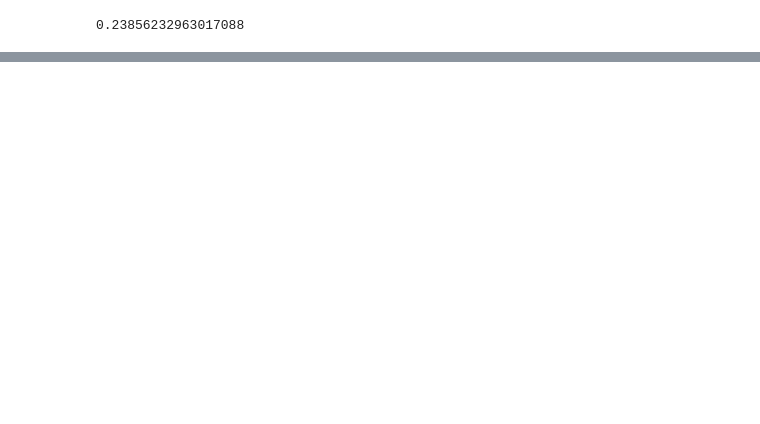
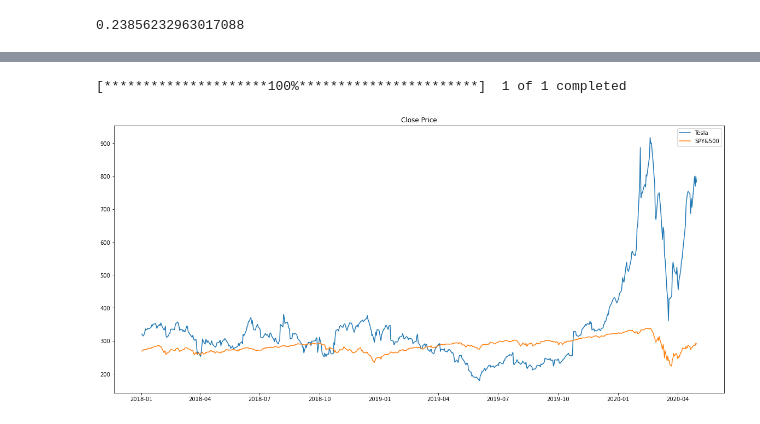
Before and after one commit to TTTTTTT114/Algo_Trading, a Jupyter notebook: QuickStockAnalysis.ipynb, the cells around one changed output, grey strips where cells are left out. Saved outputs shown, nothing was run; the diff lists cells and outputs as text; code cells hidden in the pictures; blank space fills up the shorter version.

```diff
--- a/QuickStockAnalysis.ipynb
+++ b/QuickStockAnalysis.ipynb
@@ -202,0 +278,5 @@ Volatility Measure
+# %%
+# TSLA stock price
+# start 2019-01-01
+# end 2020-05-01
+tsla = yf.download('TSLA', start='2018-01-01', end='2020-05-01')
@@ -202,0 +295,14 @@ Volatility Measure
+# %%
+spy = yf.download('SPY', start='2018-01-01', end='2020-05-01')
+# %% [output]
+[*********************100%***********************]  1 of 1 completed
+# %%
+fig,ax = plt.subplots(figsize = (20,9))
+
+ax.plot(tsla['Close'], label = 'Tesla')
+ax.plot(spy['Close'], label = 'SPY&500')
+
+ax.set_title('Close Price')
+plt.legend();
+# %% [output]
+[figure, added]
```
Also changed, not shown: parts of 20 cells of this notebook.
